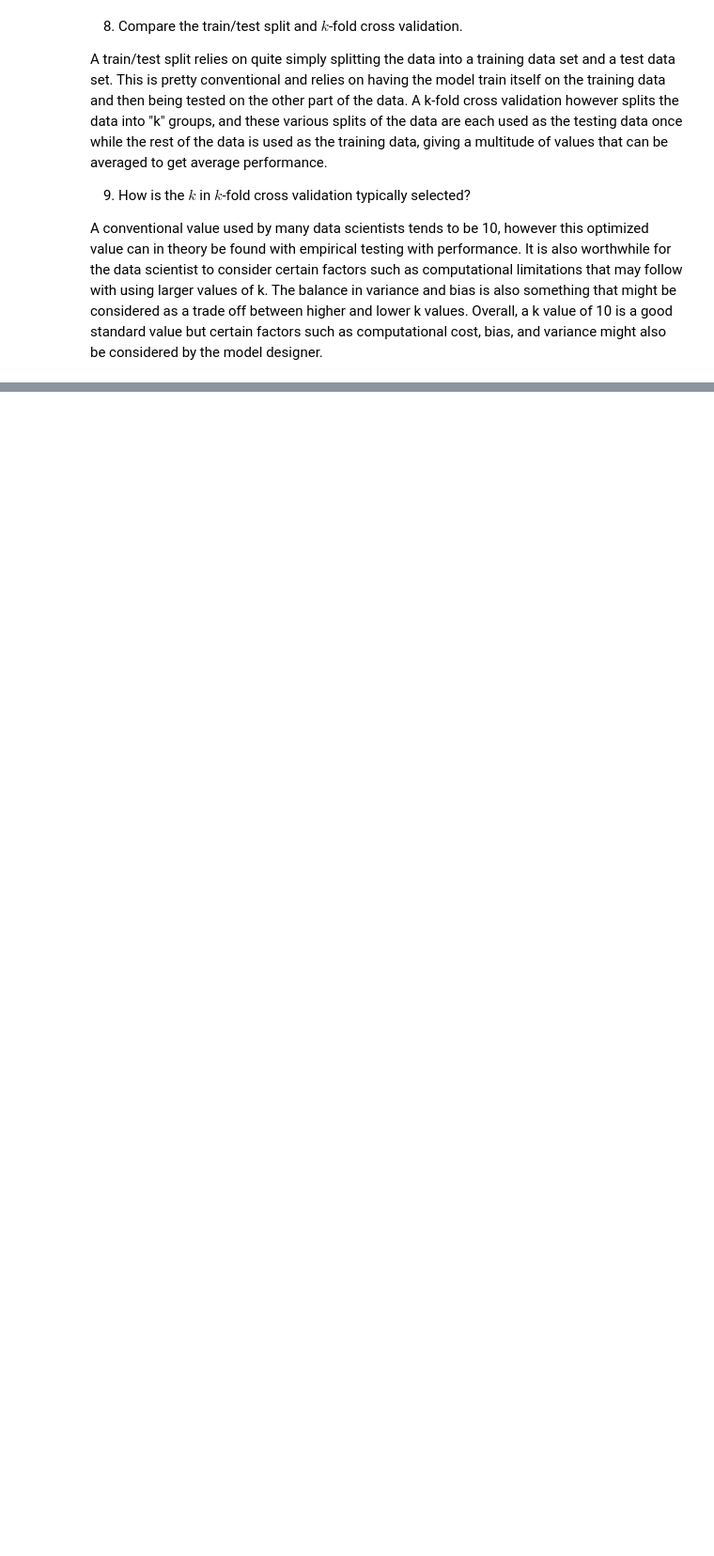
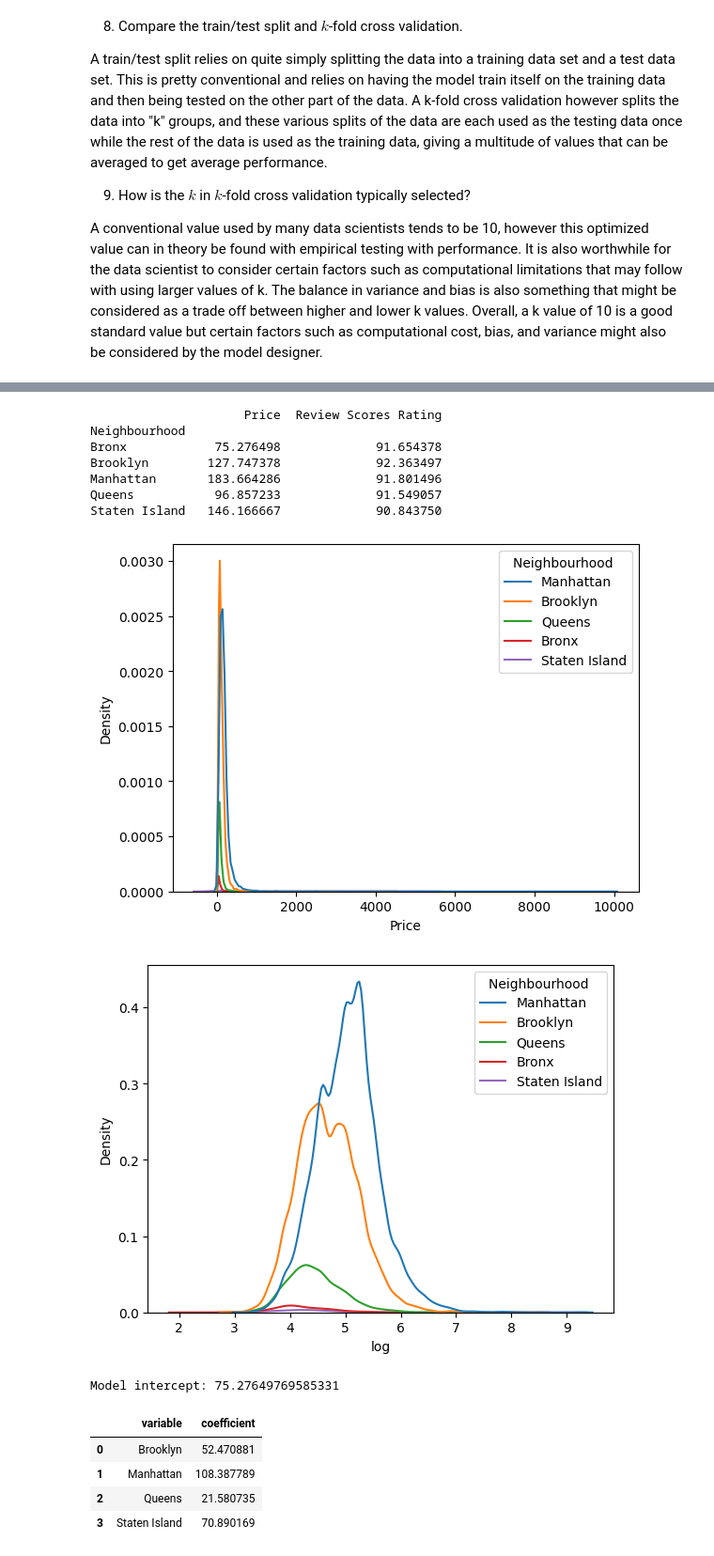
Before and after one commit to IsaacJihwanYoo795/undergrad_ml_assignments, a Jupyter notebook: 03_assignment_linear_models.ipynb, the cells around one changed output, grey strips where cells are left out. Shown at 94% size. Cells and saved outputs as stored; diff of their text form; code cells hidden in the pictures; blank space fills up the shorter version.

```diff
--- a/03_assignment_linear_models.ipynb
+++ b/03_assignment_linear_models.ipynb
@@ -89,0 +113,5 @@ A conventional value used by many data scientists tends to be 10, however this o
+# %%
+import pandas as pd
+
+df = pd.read_csv("Q1_clean.csv")
+print(df.head())
@@ -89,0 +125,44 @@ A conventional value used by many data scientists tends to be 10, however this o
+# %%
+print(df.groupby("Neighbourhood ")[["Price","Review Scores Rating"]].mean())
+
+import numpy as np
+
+df["log"] = np.log(df["Price"])
+
+import seaborn as sns
+import matplotlib.pyplot as plt
+
+sns.kdeplot(data=df, x="Price", hue="Neighbourhood ")
+plt.show()
+
+sns.kdeplot(data=df, x="log", hue="Neighbourhood ")
+plt.show()
+
+from sklearn.linear_model import LinearRegression
+tdf = df.loc[:, ["Price", "Neighbourhood "]].dropna()
+
+y = tdf["Price"]
+
+X = pd.get_dummies(tdf["Neighbourhood "], drop_first=True)
+
+model = LinearRegression()
+model = model.fit(X, y)
+
+print(f"Model intercept: {model.intercept_}")
+pd.DataFrame({'variable':model.feature_names_in_, 'coefficient':model.coef_ })
+# %% [output]
+                     Price  Review Scores Rating
+Neighbourhood
+Bronx            75.276498             91.654378
+Brooklyn        127.747378             92.363497
+Manhattan       183.664286             91.801496
+Queens           96.857233             91.549057
+Staten Island   146.166667             90.843750
+[figure, added]
+[figure, added]
+Model intercept: 75.27649769585331
+|  | variable | coefficient |
+| 0 | Brooklyn | 52.470881 |
+| 1 | Manhattan | 108.387789 |
+| 2 | Queens | 21.580735 |
+| 3 | Staten Island | 70.890169 |
```
Also changed, not shown: parts of 19 cells of this notebook.
